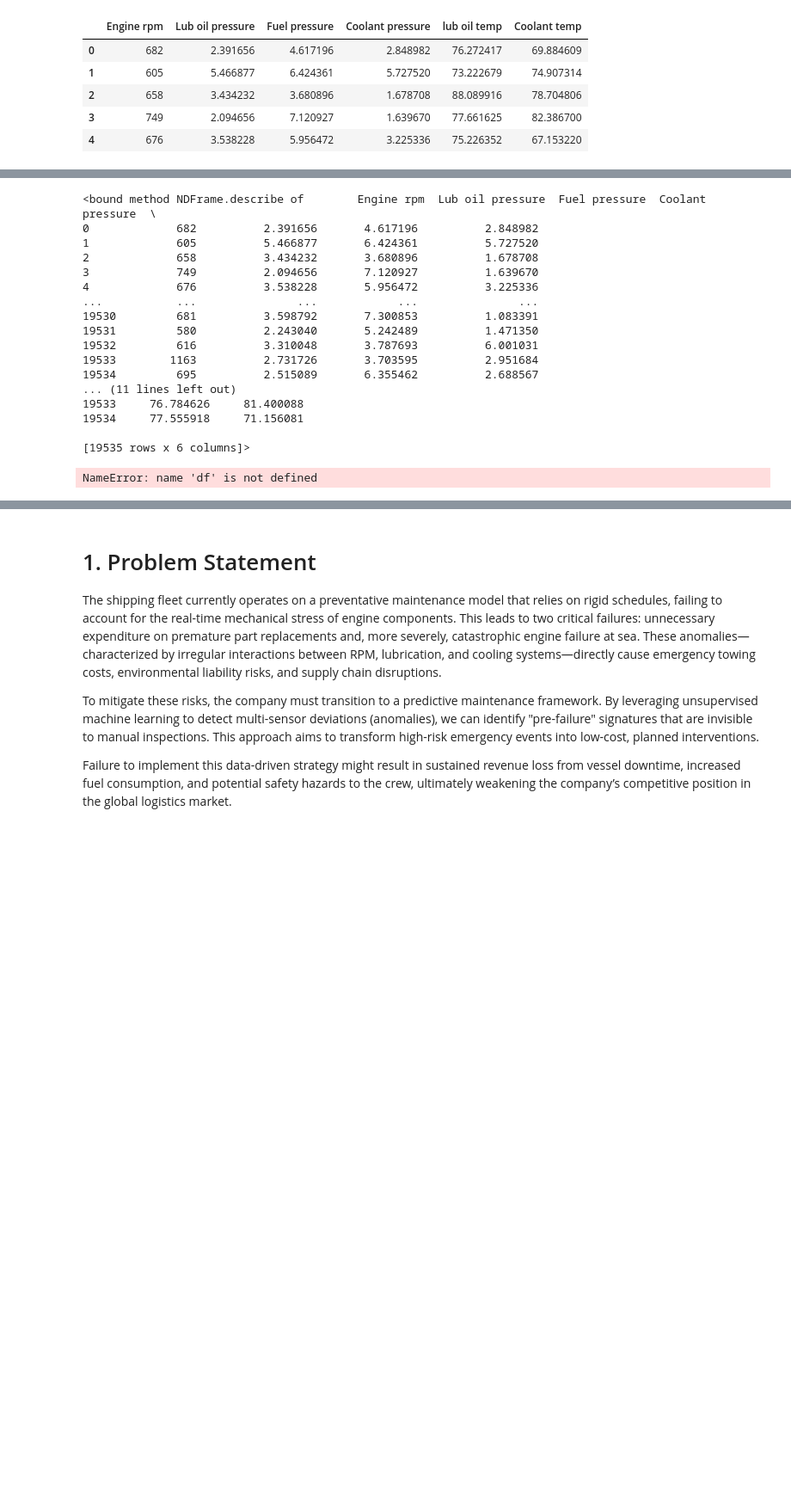
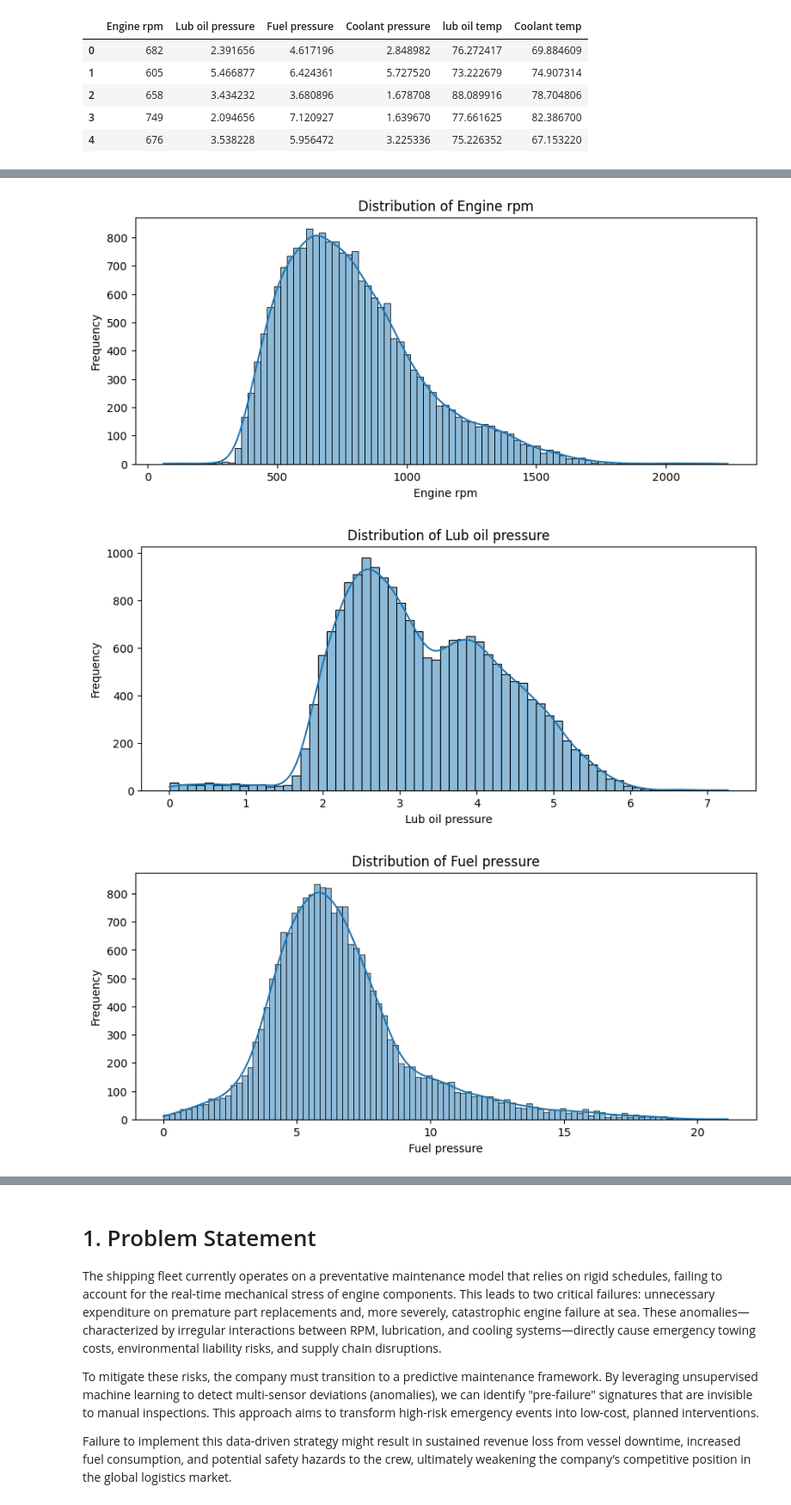
Before and after one commit to susanavenda/data_cambridge, a Jupyter notebook: Venda_Susana_CAM_DS_C101_Mini_project_5_3_1.ipynb, the cells around one changed output, grey strips where cells are left out. Shown at 86% size. Cells and saved outputs as stored; diff of their text form; code cells hidden in the pictures; blank space fills up the shorter version.

```diff
--- a/Venda_Susana_CAM_DS_C101_Mini_project_5_3_1.ipynb
+++ b/Venda_Susana_CAM_DS_C101_Mini_project_5_3_1.ipynb
@@ -187,23 +214,0 @@ dtype: int64
-# %%
-# View the data set shape.
-df_read.shape
-df_read.info
-df_read.describe
-# %% [output]
-<bound method NDFrame.describe of        Engine rpm  Lub oil pressure  Fuel pressure  Coolant pressure  \
-0             682          2.391656       4.617196          2.848982
-1             605          5.466877       6.424361          5.727520
-2             658          3.434232       3.680896          1.678708
-3             749          2.094656       7.120927          1.639670
-4             676          3.538228       5.956472          3.225336
-...           ...               ...            ...               ...
-19530         681          3.598792       7.300853          1.083391
-19531         580          2.243040       5.242489          1.471350
-19532         616          3.310048       3.787693          6.001031
-19533        1163          2.731726       3.703595          2.951684
-19534         695          2.515089       6.355462          2.688567
-... (11 lines left out)
-19533     76.784626     81.400088
-19534     77.555918     71.156081
-
-[19535 rows x 6 columns]>
@@ -220,11 +215,13 @@ X.head()
-# %%
-# Business-Driven Feature Engineering
-df['lub_efficiency'] = df['Lubrication Oil Pressure'] / (df['Lubrication Oil Temp'] + 1e-6)
-df['cooling_delta'] = df['Coolant Pressure'] - df['Coolant Temp']
-df['power_intensity'] = df['Fuel Pressure'] / (df['Engine rpm'] + 1e-6)
-
-features = ['Engine rpm', 'Lubrication Oil Pressure', 'Fuel Pressure',
-            'Coolant Pressure', 'Lubrication Oil Temp', 'Coolant Temp',
-            'lub_efficiency', 'cooling_delta', 'power_intensity']
-# %% [output]
-NameError: name 'df' is not defined
+# %%
+# Visualize a distribuição de cada feature e seus valores extremos usando histogramas
+for col in features:
+    plt.figure(figsize=(10, 4))
+    sns.histplot(df[col], kde=True)
+    plt.title(f'Distribution of {col}')
+    plt.xlabel(col)
+    plt.ylabel('Frequency')
+    plt.show()
+# %% [output]
+[figure, added]
+[figure, added]
+[figure, added]
```
Also changed, not shown: parts of 10 cells of this notebook.
